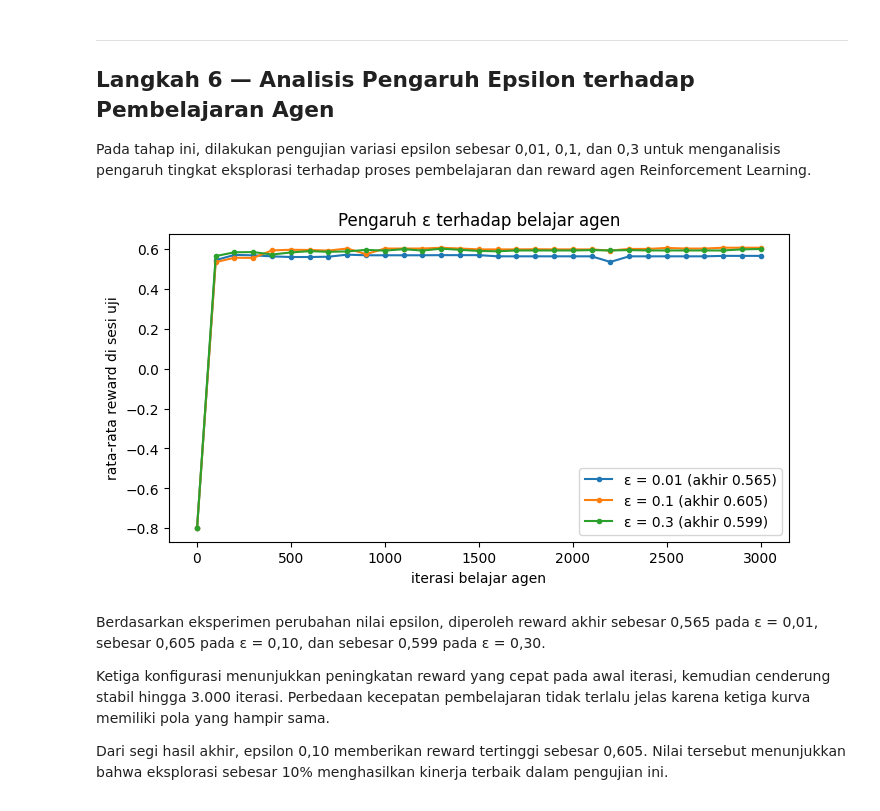
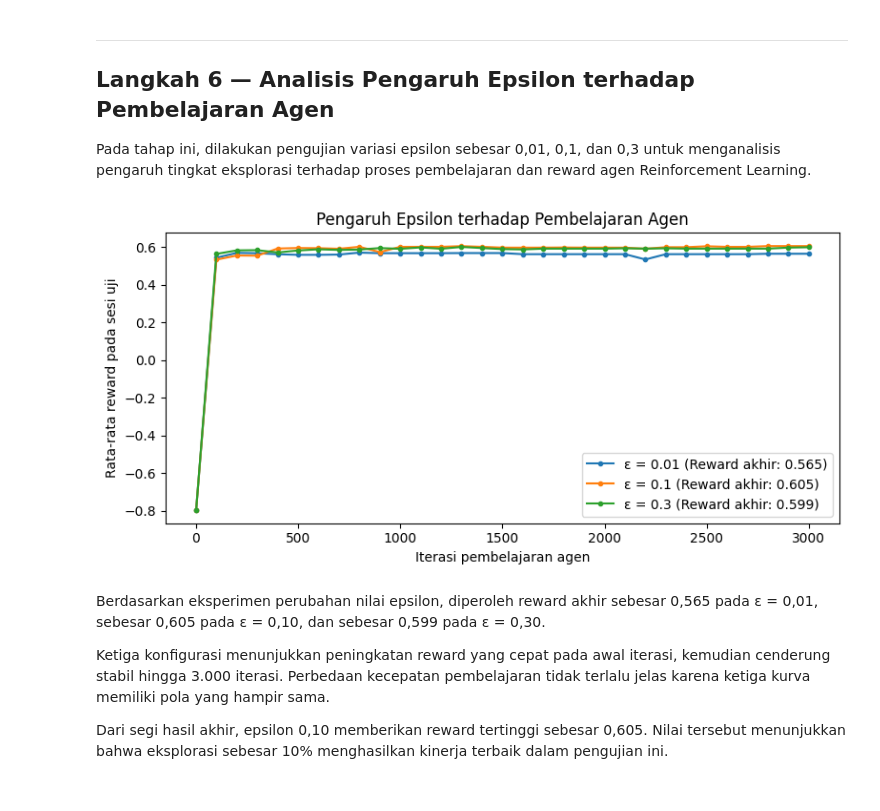
Before and after one commit to MuhammadErlanggaKurniawan/ets-ml2-kelompok, a Jupyter notebook: notebooks/eksperimen_rijal_rl.ipynb, the cells around one changed output. Cells and saved outputs as stored; diff of their text form; code cells hidden in the pictures.

Commit message:
optimalisasi struktur kode dan visualisasi eksperimen RL

```diff
--- a/notebooks/eksperimen_rijal_rl.ipynb
+++ b/notebooks/eksperimen_rijal_rl.ipynb
@@ -371,16 +479,32 @@ Pada tahap ini, dilakukan pengujian variasi epsilon sebesar 0,01, 0,1, dan 0,3 u
 # %%
 EPSILON = [0.01, 0.1, 0.3]
 
 fig, ax = plt.subplots(figsize=(8, 4))
+
 langkah = np.r_[1, np.arange(100, 3001, 100)]
-for e in EPSILON:
-    h = jalankan_agen(epsilon=e)
-    ax.plot(langkah, h["kurva"], marker="o", ms=3, label=f"ε = {e} (akhir {h['reward_akhir']})")
-ax.set(xlabel="iterasi belajar agen", ylabel="rata-rata reward di sesi uji", title="Pengaruh ε terhadap belajar agen")
+
+for epsilon in EPSILON:
+    hasil = jalankan_agen(epsilon=epsilon)
+
+    ax.plot(
+        langkah,
+        hasil["kurva"],
+        marker="o",
+        markersize=3,
+        label=f"ε = {epsilon} (Reward akhir: {hasil['reward_akhir']})"
+    )
+
+ax.set(
+    xlabel="Iterasi pembelajaran agen",
+    ylabel="Rata-rata reward pada sesi uji",
+    title="Pengaruh Epsilon terhadap Pembelajaran Agen"
+)
+
 ax.legend()
+plt.tight_layout()
 plt.show()
 # %% [output]
-[figure, old version]
+[figure, new version]
 # %% [markdown]
 Berdasarkan eksperimen perubahan nilai epsilon, diperoleh reward akhir sebesar 0,565 pada ε = 0,01, sebesar 0,605 pada ε = 0,10, dan sebesar 0,599 pada ε = 0,30.
 
```
Also changed, not shown: parts of 4 cells of this notebook.
